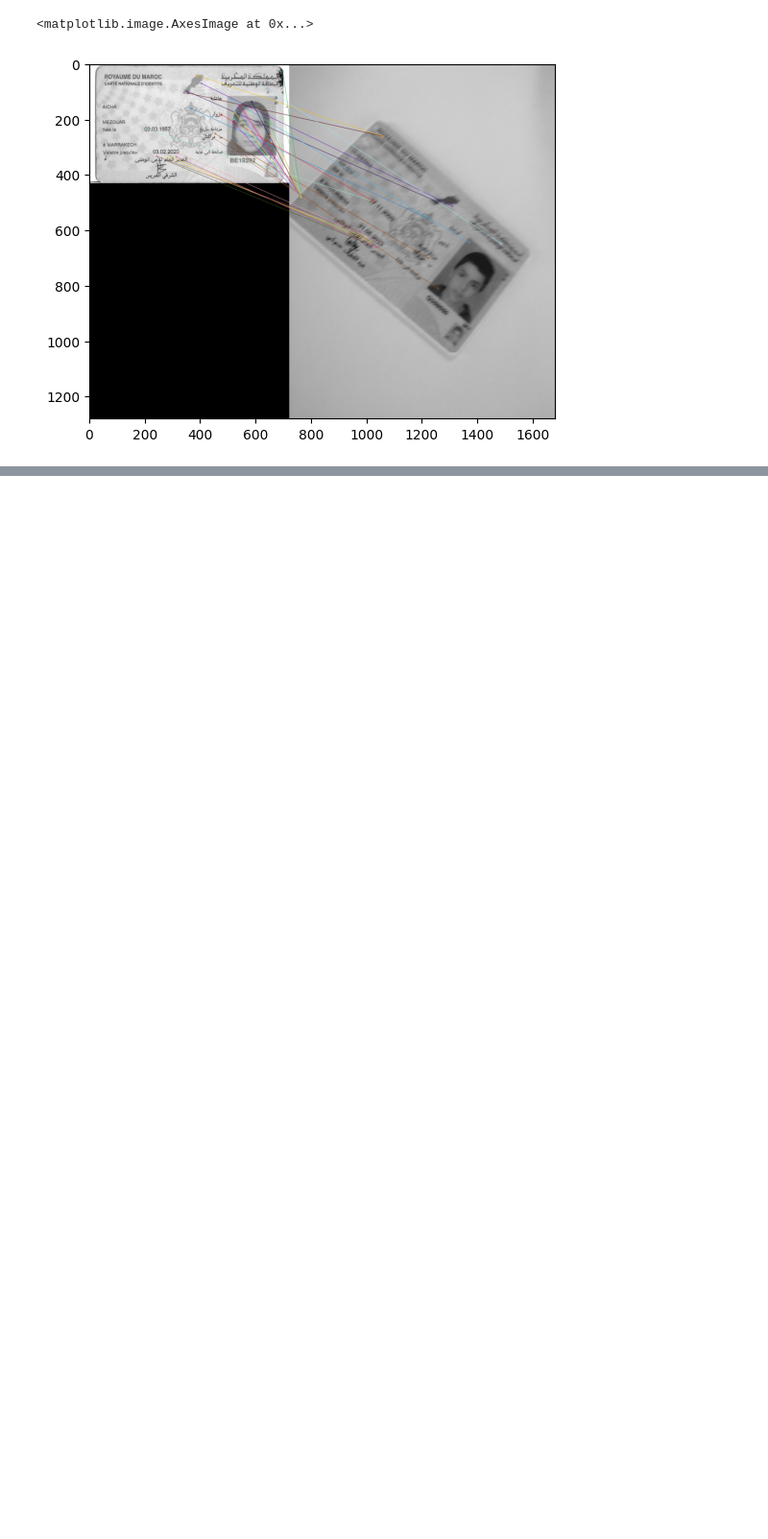
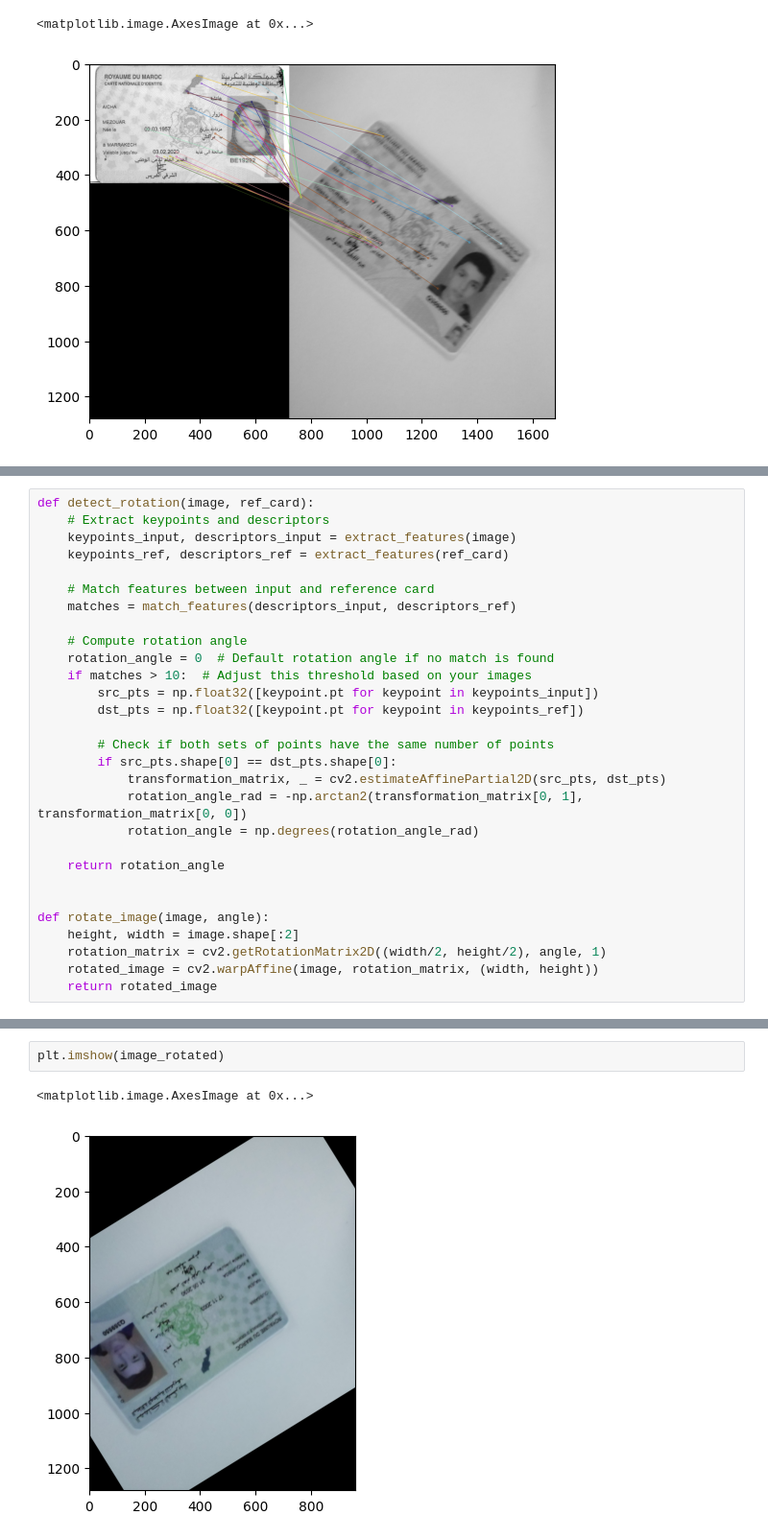
Before and after one commit to HEIZENNBERG/moroccan_idCard_scanner, a Jupyter notebook: test.ipynb, the cells around one changed output, grey strips where cells are left out. Shown at 96% size. Drawn from its saved outputs; the diff is of its cells as text; blank space fills up the shorter version.

```diff
--- a/test.ipynb
+++ b/test.ipynb
@@ -110,3 +228,32 @@ plt.imshow(image_matches)
+# %%
+def detect_rotation(image, ref_card):
+    # Extract keypoints and descriptors
+    keypoints_input, descriptors_input = extract_features(image)
+    keypoints_ref, descriptors_ref = extract_features(ref_card)
+
+    # Match features between input and reference card
+    matches = match_features(descriptors_input, descriptors_ref)
+
+    # Compute rotation angle
+    rotation_angle = 0  # Default rotation angle if no match is found
+    if matches > 10:  # Adjust this threshold based on your images
+        src_pts = np.float32([keypoint.pt for keypoint in keypoints_input])
+        dst_pts = np.float32([keypoint.pt for keypoint in keypoints_ref])
+
+        # Check if both sets of points have the same number of points
+        if src_pts.shape[0] == dst_pts.shape[0]:
+            transformation_matrix, _ = cv2.estimateAffinePartial2D(src_pts, dst_pts)
+            rotation_angle_rad = -np.arctan2(transformation_matrix[0, 1], transformation_matrix[0, 0])
+            rotation_angle = np.degrees(rotation_angle_rad)
+
+    return rotation_angle
+
+
+def rotate_image(image, angle):
+    height, width = image.shape[:2]
+    rotation_matrix = cv2.getRotationMatrix2D((width/2, height/2), angle, 1)
+    rotated_image = cv2.warpAffine(image, rotation_matrix, (width, height))
+    return rotated_image
 # %%
 import cv2
 import numpy as np
@@ -151,3 +359,8 @@ most_similar_card_type= find_most_similar_card(input_card_image)
 print("Most similar card type:", most_similar_card_type)
 # %% [output]
 Most similar card type: 1
+# %%
+plt.imshow(image_rotated)
+# %% [output]
+<matplotlib.image.AxesImage at 0x...>
+[figure, added]
```
Also changed, not shown: parts of 4 cells of this notebook, 4 other files.
